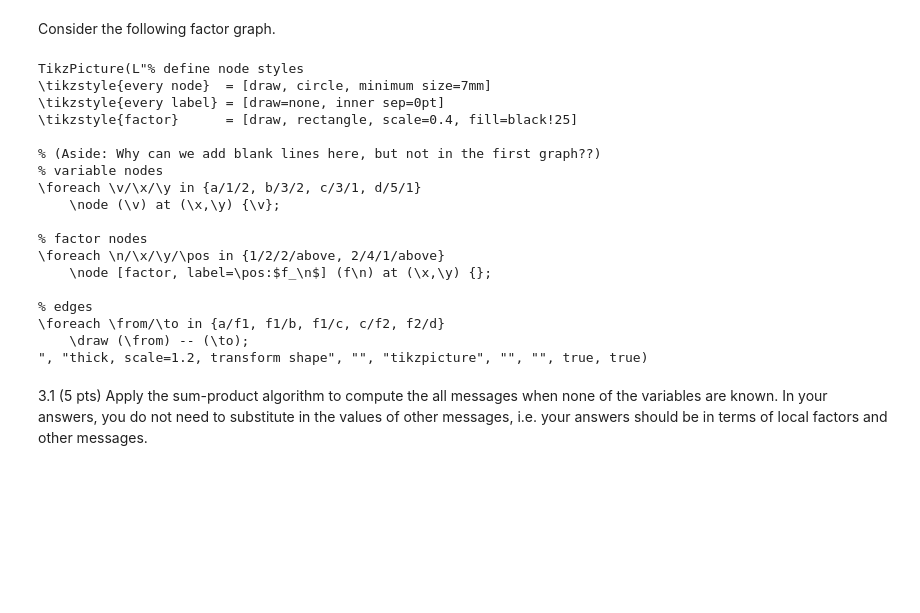
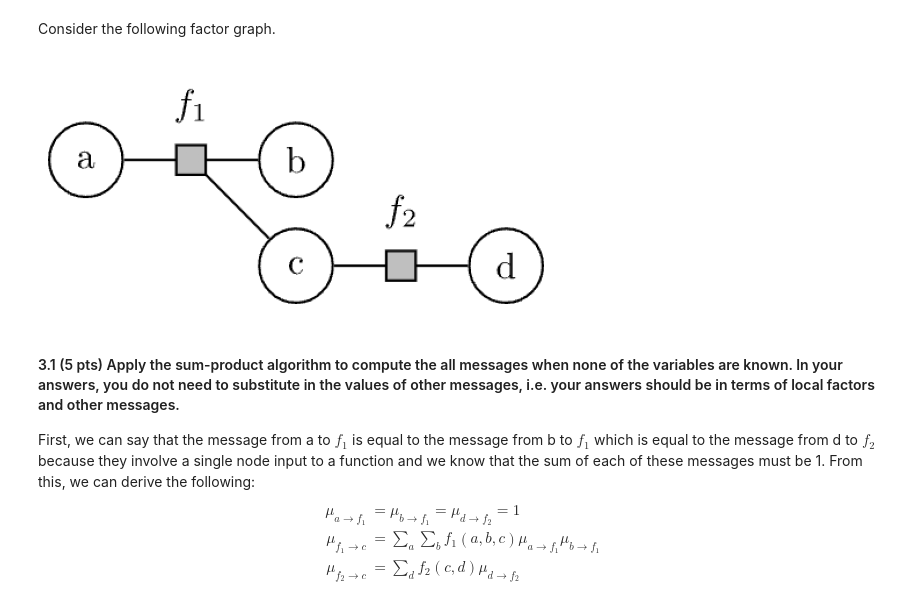
Before and after one commit to sakinkirti/CSDS491, a Jupyter notebook: A3/CSDS491-A3-sak207.ipynb, the cells around one changed output. Cells and saved outputs as stored; diff of their text form; code cells hidden in the pictures; blank space fills up the shorter version.

```diff
--- a/A3/CSDS491-A3-sak207.ipynb
+++ b/A3/CSDS491-A3-sak207.ipynb
@@ -373,45 +376,21 @@ $$ p(S, R, T, J) = f_1(S)f_2(R)f_3(S, R, T)f_4(R, J) = p(S)p(R)p(T \mid S, R)p(J
 ### Exercise 3. The Sum Product Algorithm (20 pts)
 # %% [markdown]
 Consider the following factor graph.
-# %%
-g = TikzPicture(L"""
-% define node styles
-\tikzstyle{every node}  = [draw, circle, minimum size=7mm]
-\tikzstyle{every label} = [draw=none, inner sep=0pt]
-\tikzstyle{factor}      = [draw, rectangle, scale=0.4, fill=black!25]
-
-% (Aside: Why can we add blank lines here, but not in the first graph??)
-% variable nodes
-\foreach \v/\x/\y in {a/1/2, b/3/2, c/3/1, d/5/1}
-    \node (\v) at (\x,\y) {\v};
-
-% factor nodes
-\foreach \n/\x/\y/\pos in {1/2/2/above, 2/4/1/above}
-    \node [factor, label=\pos:$f_\n$] (f\n) at (\x,\y) {};
-
-% edges
-\foreach \from/\to in {a/f1, f1/b, f1/c, c/f2, f2/d}
-    \draw (\from) -- (\to);
-""", options="thick, scale=1.2, transform shape")
-# %% [output]
-TikzPicture(L"% define node styles
-\tikzstyle{every node}  = [draw, circle, minimum size=7mm]
-\tikzstyle{every label} = [draw=none, inner sep=0pt]
-\tikzstyle{factor}      = [draw, rectangle, scale=0.4, fill=black!25]
-
-% (Aside: Why can we add blank lines here, but not in the first graph??)
-% variable nodes
-\foreach \v/\x/\y in {a/1/2, b/3/2, c/3/1, d/5/1}
-    \node (\v) at (\x,\y) {\v};
-
-% factor nodes
-\foreach \n/\x/\y/\pos in {1/2/2/above, 2/4/1/above}
-    \node [factor, label=\pos:$f_\n$] (f\n) at (\x,\y) {};
-
-% edges
-\foreach \from/\to in {a/f1, f1/b, f1/c, c/f2, f2/d}
-    \draw (\from) -- (\to);
-", "thick, scale=1.2, transform shape", "", "tikzpicture", "", "", true, true)
+# %%
+img = cv.imread("30problem.png")
+plt.imshow(img)
+plt.axis("off")
+plt.show()
+# %% [output]
+[figure, added]
 # %% [markdown]
-3.1 (5 pts) Apply the sum-product algorithm to compute the all messages when none of the variables are known.  In your answers, you do not need to substitute in the values of other messages, i.e. your answers should be in terms of local factors and other messages.
+#### 3.1 (5 pts) Apply the sum-product algorithm to compute the all messages when none of the variables are known.  In your answers, you do not need to substitute in the values of other messages, i.e. your answers should be in terms of local factors and other messages.
+First, we can say that the message from a to $f_1$ is equal to the message from b to $f_1$ which is equal to the message from d to $f_2$ because they involve a single node input to a function and we know that the sum of each of these messages must be 1. From this, we can derive the following:
+$$
+\begin{align*}
+    \mu_{a \to f_1} &= \mu_{b \to f_1} = \mu_{d \to f_2} = 1 \\
+    \mu_{f_1 \to c} &= \sum_a \sum_b f_1(a, b, c) \mu_{a \to f_1} \mu_{b \to f_1} \\
+    \mu_{f_2 \to c} &= \sum_d f_2(c, d)\mu_{d \to f_2}
+\end{align*}
+$$
 # %% [markdown]
```
Also changed, not shown: parts of 18 cells of this notebook, 3 other files.
